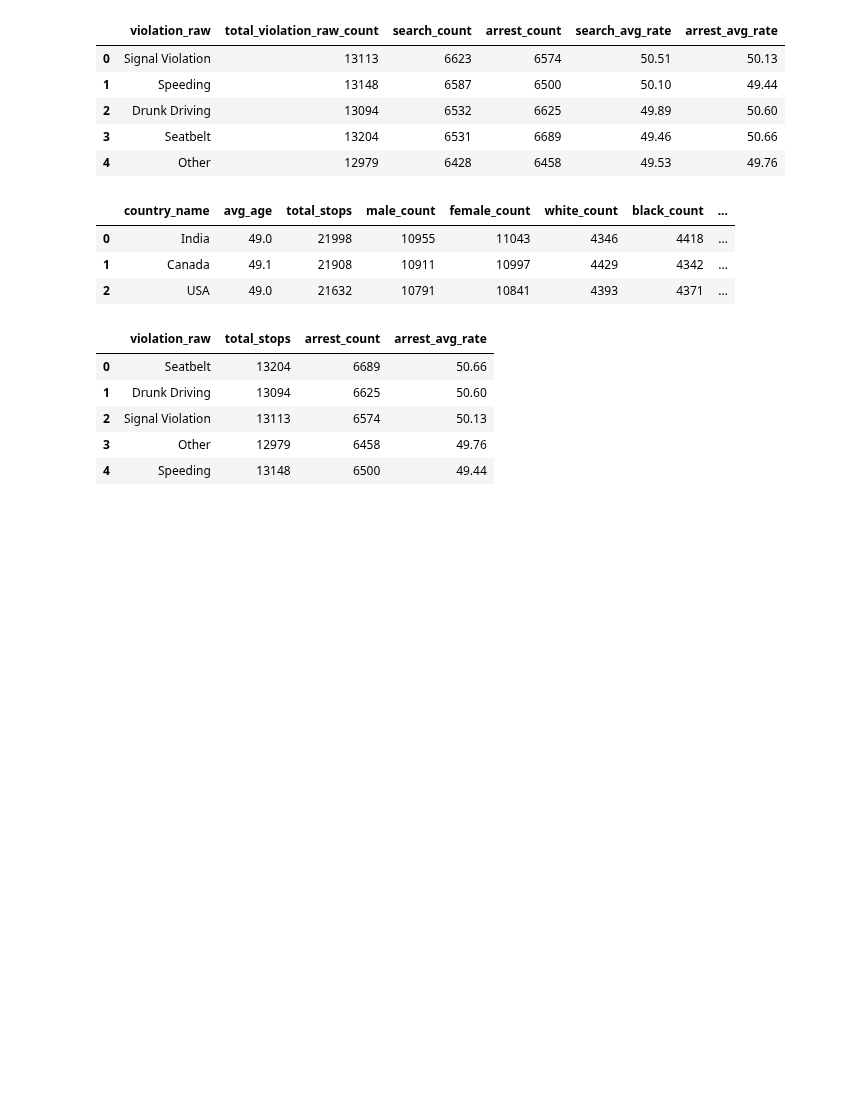
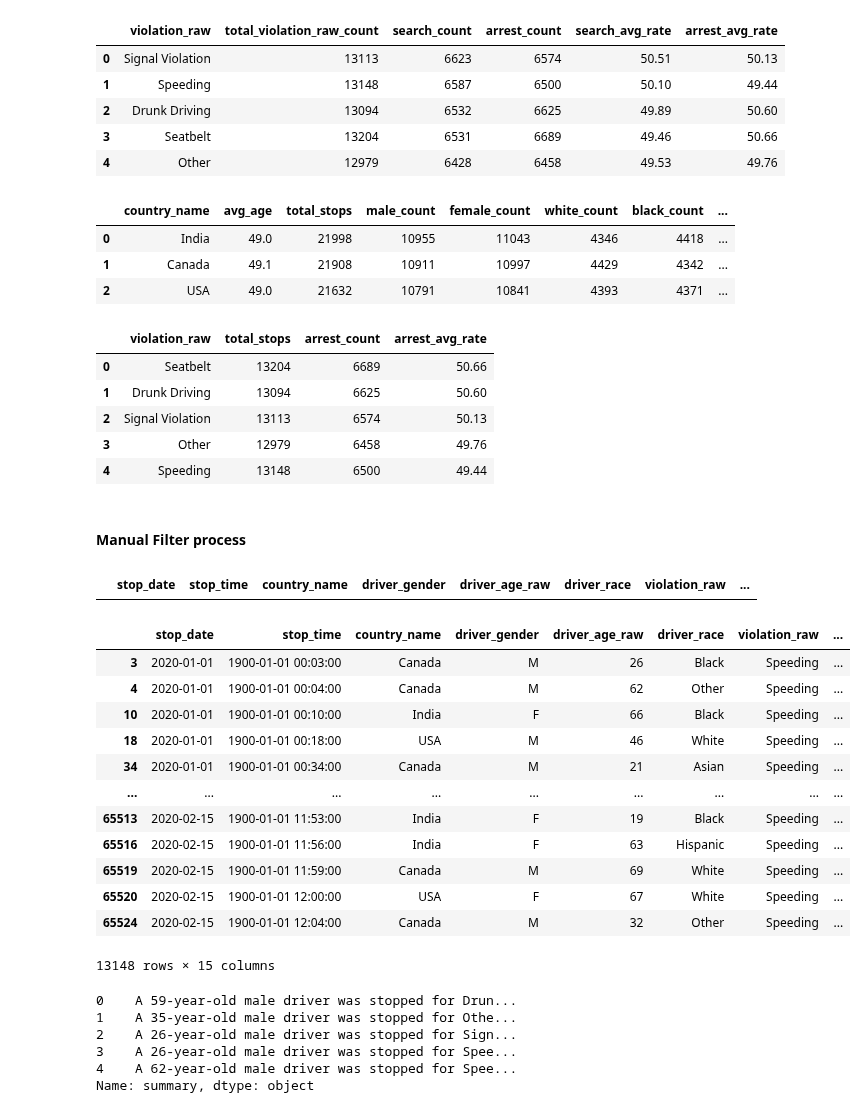
Before and after one commit to Infant-Joshva/Data-Science-learning-path, a Jupyter notebook: Mini_Project_1(Secure_check)Git/Mini_project_1(Secure_Check).ipynb, the cells around one changed output. Drawn from its saved outputs; the diff is of its cells as text; code cells hidden in the pictures; blank space fills up the shorter version.

```diff
--- a/Mini_Project_1(Secure_check)Git/Mini_project_1(Secure_Check).ipynb
+++ b/Mini_Project_1(Secure_check)Git/Mini_project_1(Secure_Check).ipynb
@@ -775,3 +775,22 @@ query_c6_df
 | 2 | Signal Violation | 13113 | 6574 | 50.13 |
 | 3 | Other | 12979 | 6458 | 49.76 |
 | 4 | Speeding | 13148 | 6500 | 49.44 |
+# %% [markdown]
+#### Manual Filter process
+# %%
+query = "SELECT * FROM traffic_stop"
+
+traffic_df = pd.read_sql(query,engine)
+# %%
+#Age
+
+traffic_df[
+    (traffic_df['driver_age_raw']=='44')&
+    (traffic_df['violation_raw']=='Drunk Driving')&
+    (traffic_df['stop_time']=='0:05:00')&
+    (traffic_df['search_conducted']=='TRUE')&
+    (traffic_df['stop_outcome']=='Ticket')&
+    (traffic_df['stop_duration']=='16-30')&
+    (traffic_df['drugs_related_stop']=='FALSE')]
+# %% [output]
+|  | stop_date | stop_time | country_name | driver_gender | driver_age_raw | driver_race | violation_raw | ... |
@@ -777,0 +799,46 @@ query_c6_df
+# %%
+#Voilation
+
+traffic_df[traffic_df['violation_raw']=='Speeding']
+# %% [output]
+|  | stop_date | stop_time | country_name | driver_gender | driver_age_raw | driver_race | violation_raw | ... |
+| 3 | 2020-01-01 | 1900-01-01 00:03:00 | Canada | M | 26 | Black | Speeding | ... |
+| 4 | 2020-01-01 | 1900-01-01 00:04:00 | Canada | M | 62 | Other | Speeding | ... |
+| 10 | 2020-01-01 | 1900-01-01 00:10:00 | India | F | 66 | Black | Speeding | ... |
+| 18 | 2020-01-01 | 1900-01-01 00:18:00 | USA | M | 46 | White | Speeding | ... |
+| 34 | 2020-01-01 | 1900-01-01 00:34:00 | Canada | M | 21 | Asian | Speeding | ... |
+| ... | ... | ... | ... | ... | ... | ... | ... | ... |
+| 65513 | 2020-02-15 | 1900-01-01 11:53:00 | India | F | 19 | Black | Speeding | ... |
+| 65516 | 2020-02-15 | 1900-01-01 11:56:00 | India | F | 63 | Hispanic | Speeding | ... |
+| 65519 | 2020-02-15 | 1900-01-01 11:59:00 | Canada | M | 69 | White | Speeding | ... |
+| 65520 | 2020-02-15 | 1900-01-01 12:00:00 | USA | F | 67 | White | Speeding | ... |
+| 65524 | 2020-02-15 | 1900-01-01 12:04:00 | Canada | M | 32 | Other | Speeding | ... |
+13148 rows × 15 columns
+# %%
+import pandas as pd
+# Load the dataset
+df = pd.read_csv('/content/cleaned_traffic_stop.csv')
+
+# Define a function to generate the summary
+def generate_summary(row):
+    gender = 'male' if row['driver_gender'] == 'M' else 'female'
+    search = "A search was conducted" if row['search_conducted'] == 'TRUE' else "No search was conducted"
+    drug = "drug-related" if row['drugs_related_stop'] == 'TRUE' else "not drug-related"
+    return (
+        f"A {row['driver_age_raw']}-year-old {gender} driver was stopped for {row['violation_raw']} "
+        f"at {row['stop_time']}. {search}, and the driver received a {row['stop_outcome'].lower()}. "
+        f"The stop lasted {row['stop_duration']} minutes and was {drug}."
+    )
+
+# Apply the function to each row
+df['summary'] = df.apply(generate_summary, axis=1)
+
+# Display the first few summaries
+print(df['summary'].head())
+# %% [output]
+0    A 59-year-old male driver was stopped for Drun...
+1    A 35-year-old male driver was stopped for Othe...
+2    A 26-year-old male driver was stopped for Sign...
+3    A 26-year-old male driver was stopped for Spee...
+4    A 62-year-old male driver was stopped for Spee...
+Name: summary, dtype: object
```
Also changed, not shown: parts of 2 cells of this notebook.
